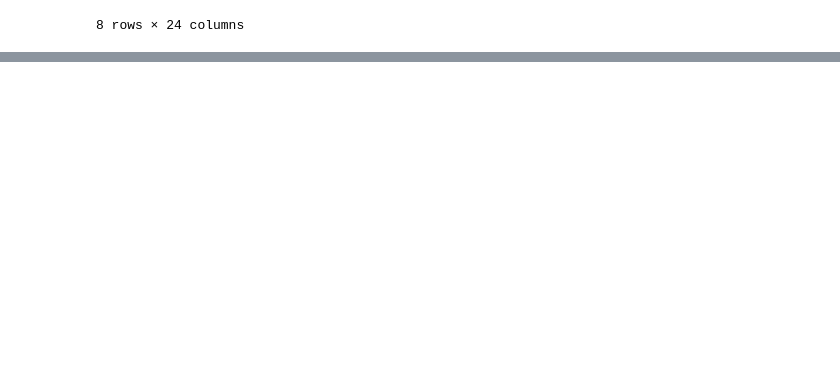
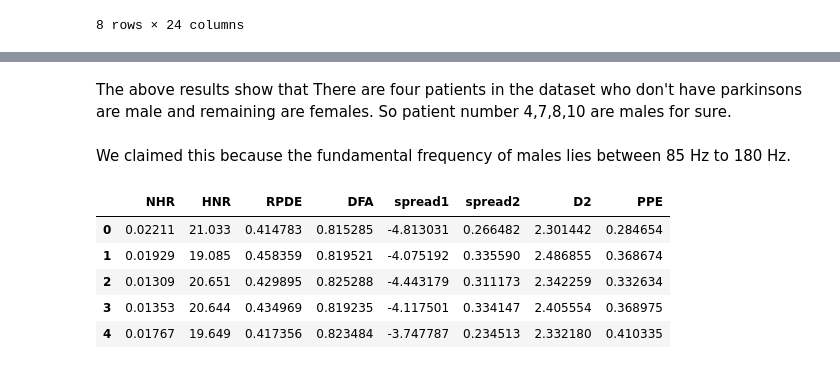
Before and after one commit to ihiteish/Data-Science-Projects-Python, a Jupyter notebook: ParkinsonDiagnosis/Parkinson Disease.ipynb, the cells around one changed output, grey strips where cells are left out. Cells and saved outputs as stored; diff of their text form; code cells hidden in the pictures; blank space fills up the shorter version.

```diff
--- a/ParkinsonDiagnosis/Parkinson Disease.ipynb
+++ b/ParkinsonDiagnosis/Parkinson Disease.ipynb
@@ -155,0 +223,14 @@ without_parkinsons.describe()
+# %% [markdown]
+The above results show that There are four patients in the dataset who don't have parkinsons are male and remaining are females. So patient number 4,7,8,10 are males for sure.
+# %% [markdown]
+We claimed this because the fundamental frequency of males lies between 85 Hz to 180 Hz.
+# %%
+with_parkinsons.loc[:,['NHR', 'HNR', 'RPDE', 'DFA',
+       'spread1', 'spread2', 'D2', 'PPE']].head()
+# %% [output]
+|  | NHR | HNR | RPDE | DFA | spread1 | spread2 | D2 | PPE |
+| 0 | 0.02211 | 21.033 | 0.414783 | 0.815285 | -4.813031 | 0.266482 | 2.301442 | 0.284654 |
+| 1 | 0.01929 | 19.085 | 0.458359 | 0.819521 | -4.075192 | 0.335590 | 2.486855 | 0.368674 |
+| 2 | 0.01309 | 20.651 | 0.429895 | 0.825288 | -4.443179 | 0.311173 | 2.342259 | 0.332634 |
+| 3 | 0.01353 | 20.644 | 0.434969 | 0.819235 | -4.117501 | 0.334147 | 2.405554 | 0.368975 |
+| 4 | 0.01767 | 19.649 | 0.417356 | 0.823484 | -3.747787 | 0.234513 | 2.332180 | 0.410335 |
```
Also changed, not shown: parts of 22 cells of this notebook, 14 other files.
